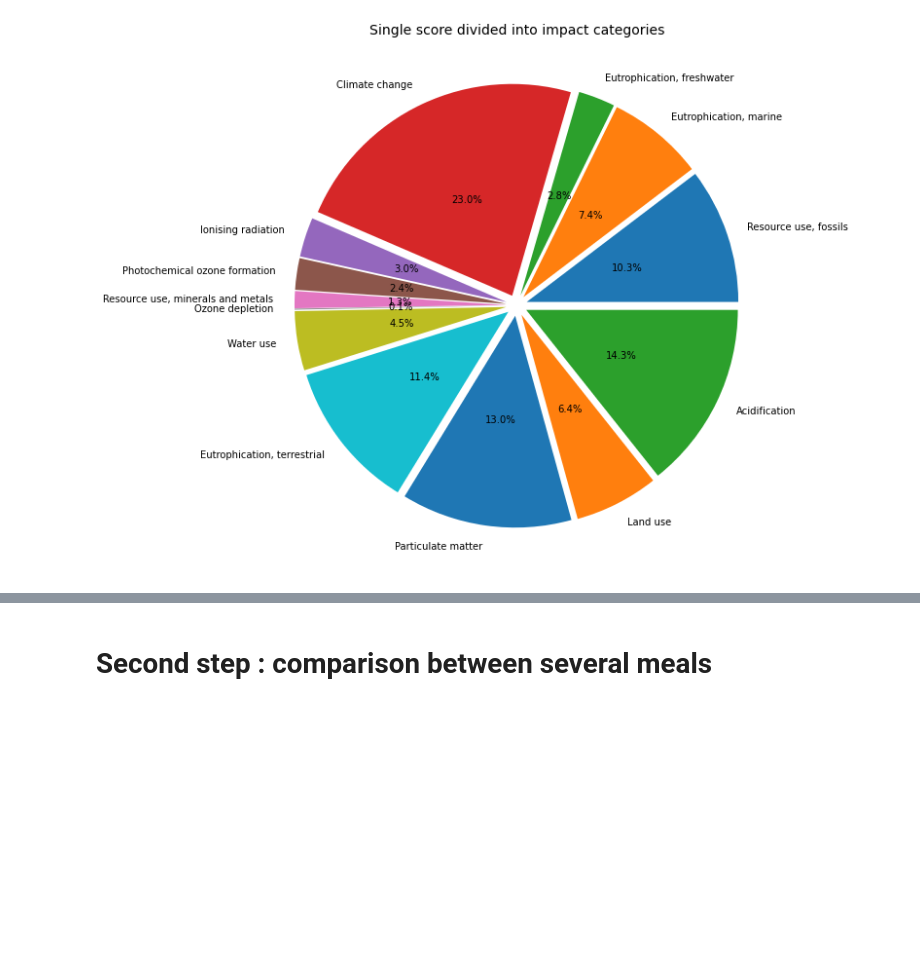
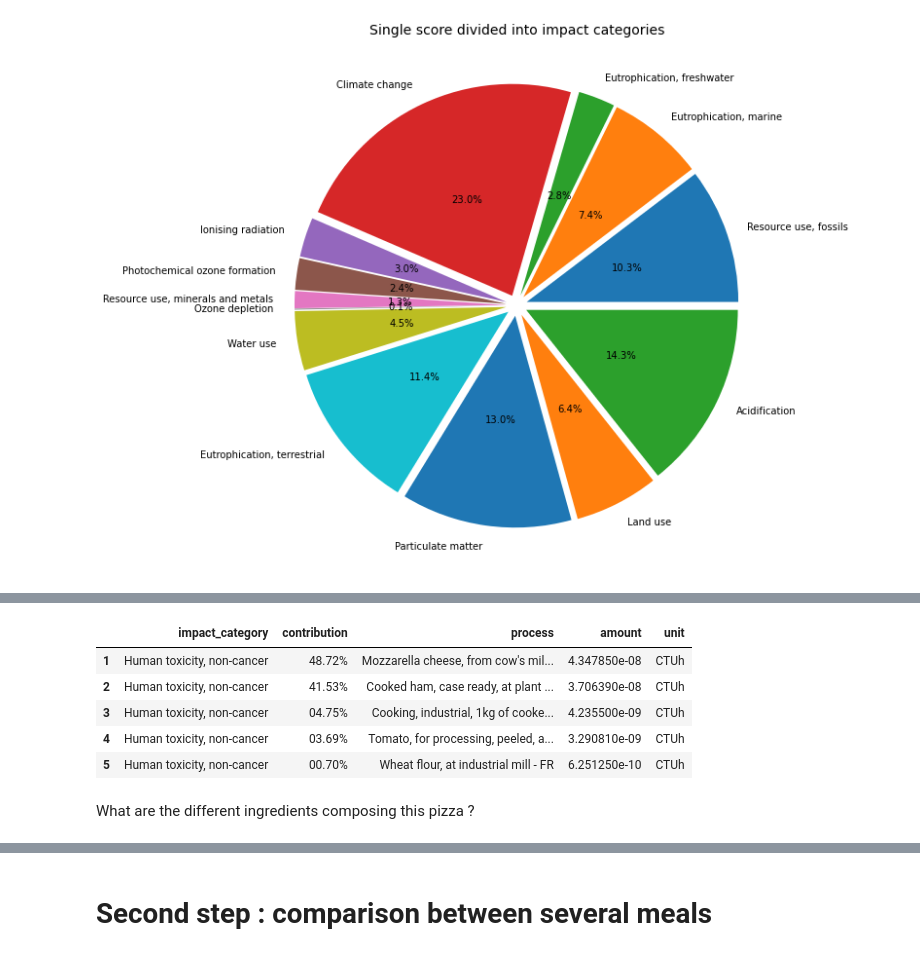
Before and after one commit to matthieu-str/ecolens, a Jupyter notebook: LCA_tool_example01.ipynb, the cells around one changed output, grey strips where cells are left out. Saved outputs shown, nothing was run; the diff lists cells and outputs as text; code cells hidden in the pictures; blank space fills up the shorter version.

```diff
--- a/LCA_tool_example01.ipynb
+++ b/LCA_tool_example01.ipynb
@@ -158,0 +186,12 @@ fig.show()
+# %%
+ingredients_only = ingredients.drop(ingredients.loc[ingredients.contribution == '100.00%'].index)
+ingredients_only.head()
+# %% [output]
+|  | impact_category | contribution | process | amount | unit |
+| 1 | Human toxicity, non-cancer | 48.72% | Mozzarella cheese, from cow's mil... | 4.347850e-08 | CTUh |
+| 2 | Human toxicity, non-cancer | 41.53% | Cooked ham, case ready, at plant ... | 3.706390e-08 | CTUh |
+| 3 | Human toxicity, non-cancer | 04.75% | Cooking, industrial, 1kg of cooke... | 4.235500e-09 | CTUh |
+| 4 | Human toxicity, non-cancer | 03.69% | Tomato, for processing, peeled, a... | 3.290810e-09 | CTUh |
+| 5 | Human toxicity, non-cancer | 00.70% | Wheat flour, at industrial mill - FR | 6.251250e-10 | CTUh |
+# %% [markdown]
+What are the different ingredients composing this pizza ?
```
Also changed, not shown: parts of 13 cells of this notebook.
